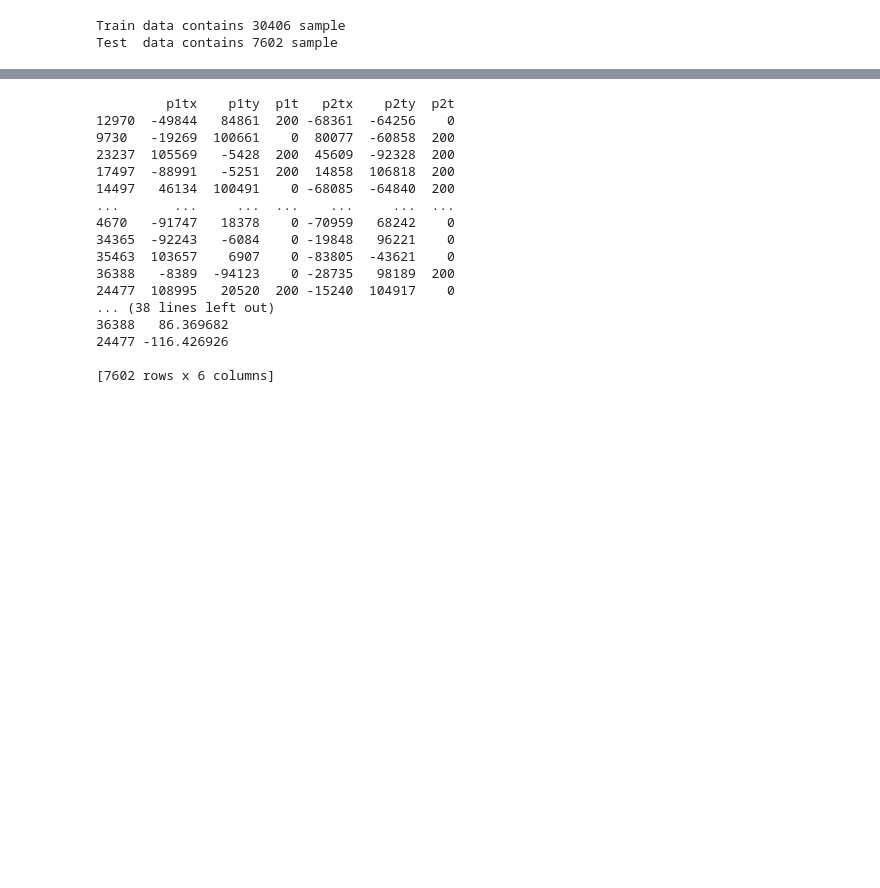
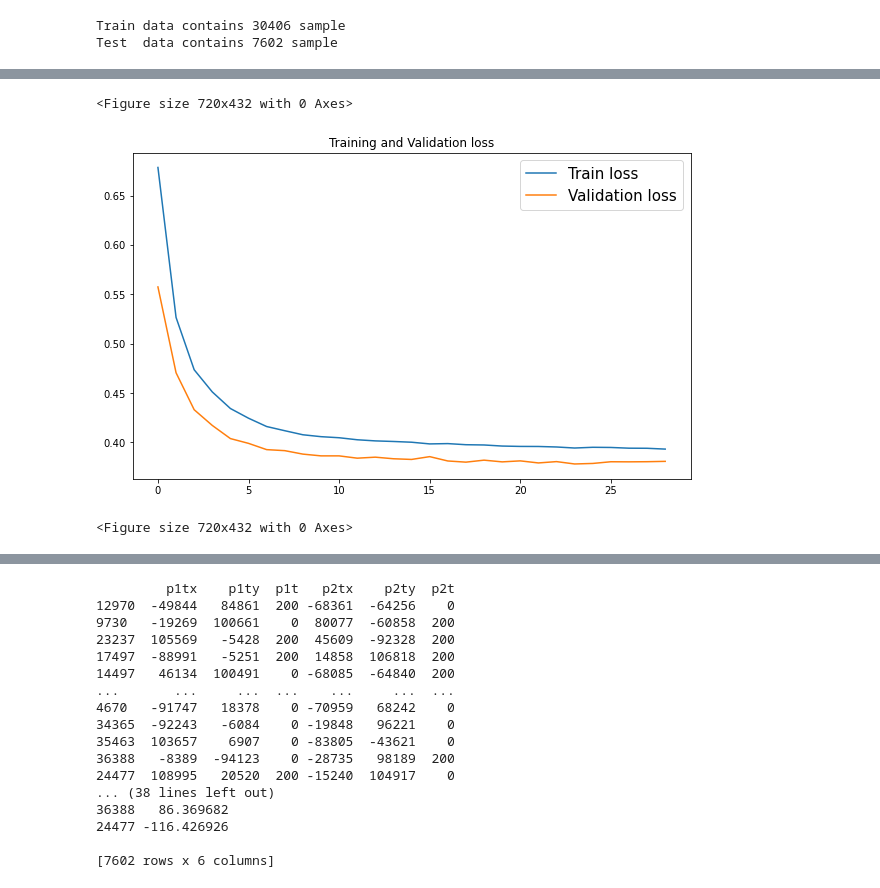
Before and after one commit to francoisbeaussier/csb-net, a Jupyter notebook: src/train.ipynb, the cells around one changed output, grey strips where cells are left out. Drawn from its saved outputs; the diff is of its cells as text; code cells hidden in the pictures; blank space fills up the shorter version.

```diff
--- a/src/train.ipynb
+++ b/src/train.ipynb
@@ -166,3 +248,16 @@ KeyboardInterrupt:
+# %%
+from tensorflow.keras.models import load_model
+model = load_model('csb_best_model.h5')
+
+plt.plot(epochs, loss)
+plt.plot(epochs, val_loss)
+plt.legend(['Train loss', 'Validation loss'], fontsize=15)
+plt.title ('Training and Validation loss')
+plt.figure()
+# %% [output]
+<Figure size 720x432 with 0 Axes>
+[figure, added]
+<Figure size 720x432 with 0 Axes>
 # %%
 from numpy import array, sort
 
```
Also changed, not shown: parts of 6 cells of this notebook, 2 other files.
